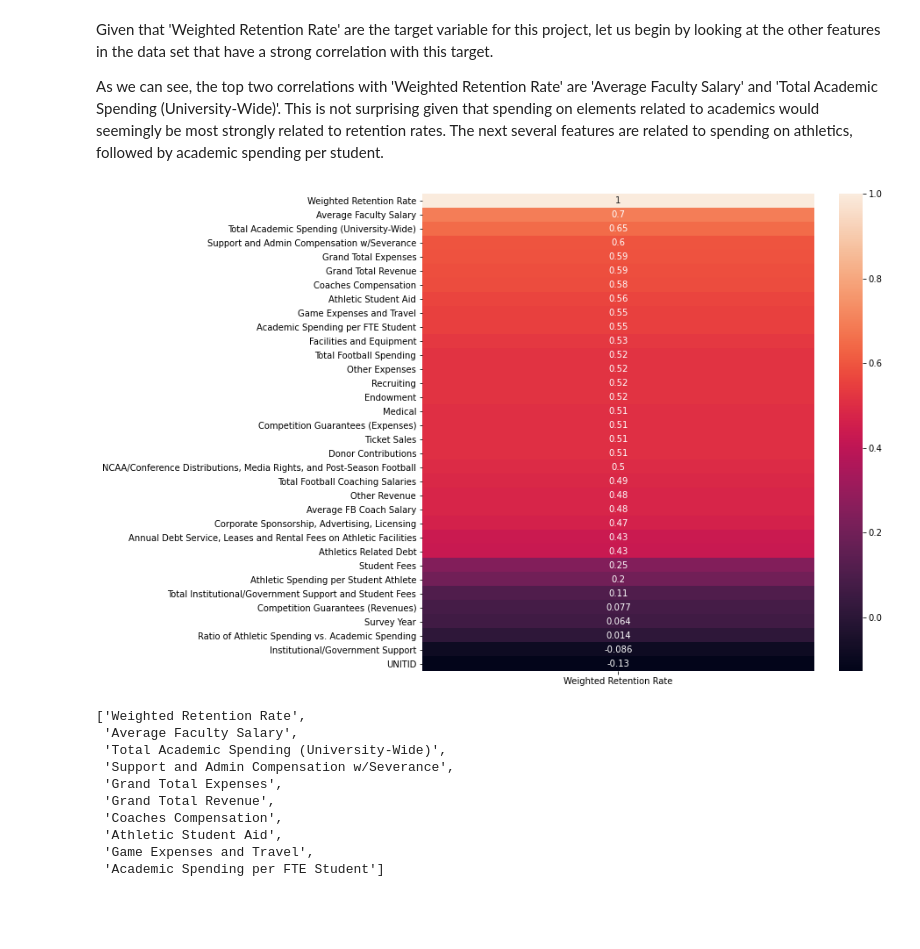
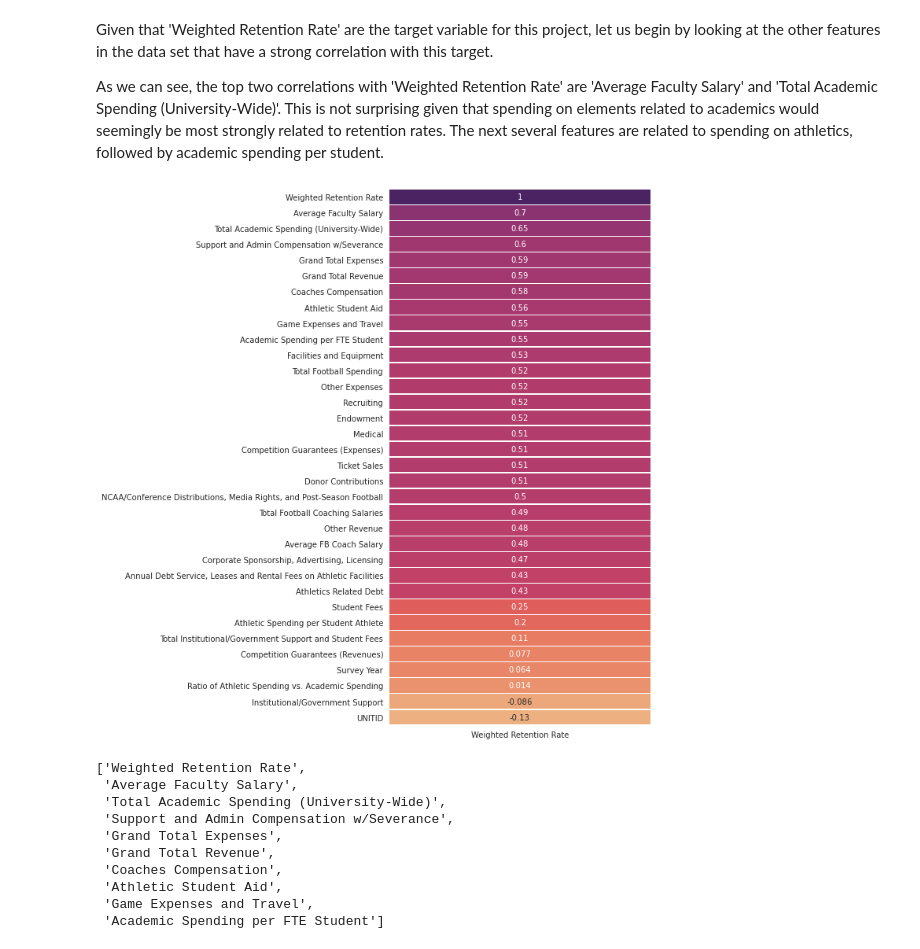
Before and after one commit to Shoemaker703/college_retention, a Jupyter notebook: Summary Notebook.ipynb, the cells around one changed output. Saved outputs shown, nothing was run; the diff lists cells and outputs as text; code cells hidden in the pictures; blank space fills up the shorter version.

Commit message:
Updating images and modeling in summary notebook

```diff
--- a/Summary Notebook.ipynb
+++ b/Summary Notebook.ipynb
@@ -313,10 +313,14 @@ Given that 'Weighted Retention Rate' are the target variable for this project, l
 
 As we can see, the top two correlations with 'Weighted Retention Rate' are 'Average Faculty Salary' and 'Total Academic Spending (University-Wide)'. This is not surprising given that spending on elements related to academics would seemingly be most strongly related to retention rates. The next several features are related to spending on athletics, followed by academic spending per student.
 # %%
-fig, ax = plt.subplots(figsize = (10,10))
-sns.heatmap(df.corr()[['Weighted Retention Rate']].sort_values(by = ['Weighted Retention Rate'], ascending = False), annot=True);
+with sns.axes_style('white'):
+    fig, ax = plt.subplots(figsize=(10,10))
+sns.heatmap(df.corr()[['Weighted Retention Rate']].sort_values(by = ['Weighted Retention Rate'], ascending = False),
+            annot=True, cbar=False, cmap="flare", linewidths=.5)
+plt.tight_layout()
+plt.savefig('Images/correlation_heatmap.png');
 # %% [output]
-[figure, old version]
+[figure, new version]
 # %%
 # Looking into correlations
 top_10_corr = [i for i in df.corrwith(df['Weighted Retention Rate']).sort_values(ascending=False).head(10).keys()]
```
Also changed, not shown: parts of 14 cells of this notebook, 10 other files.
